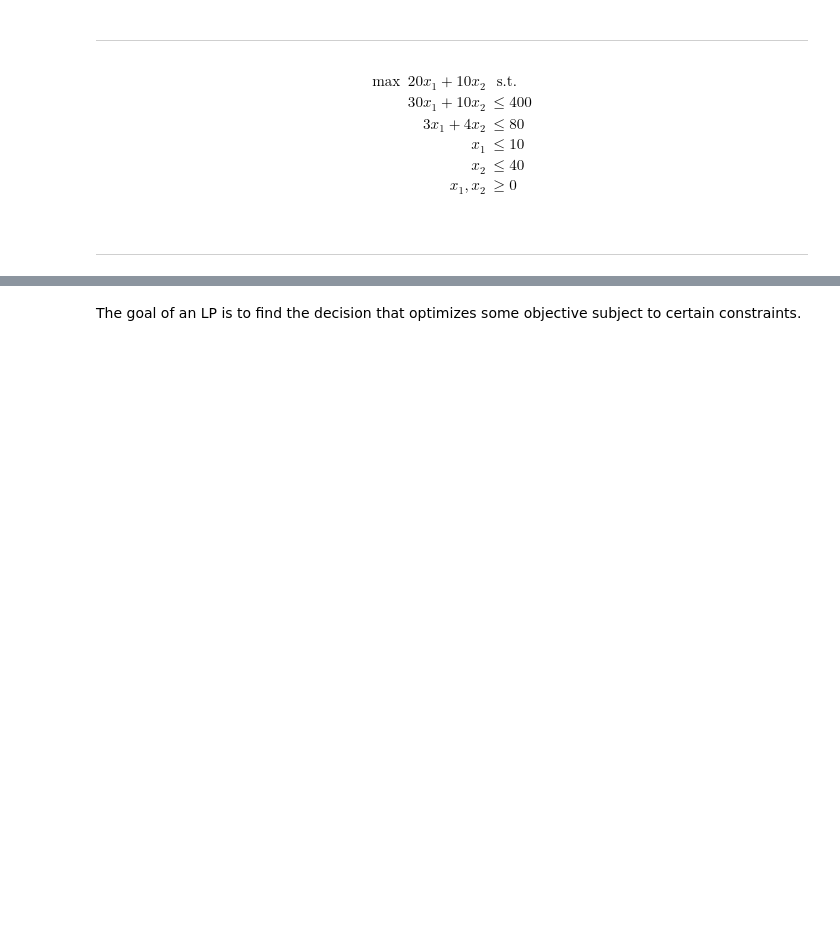
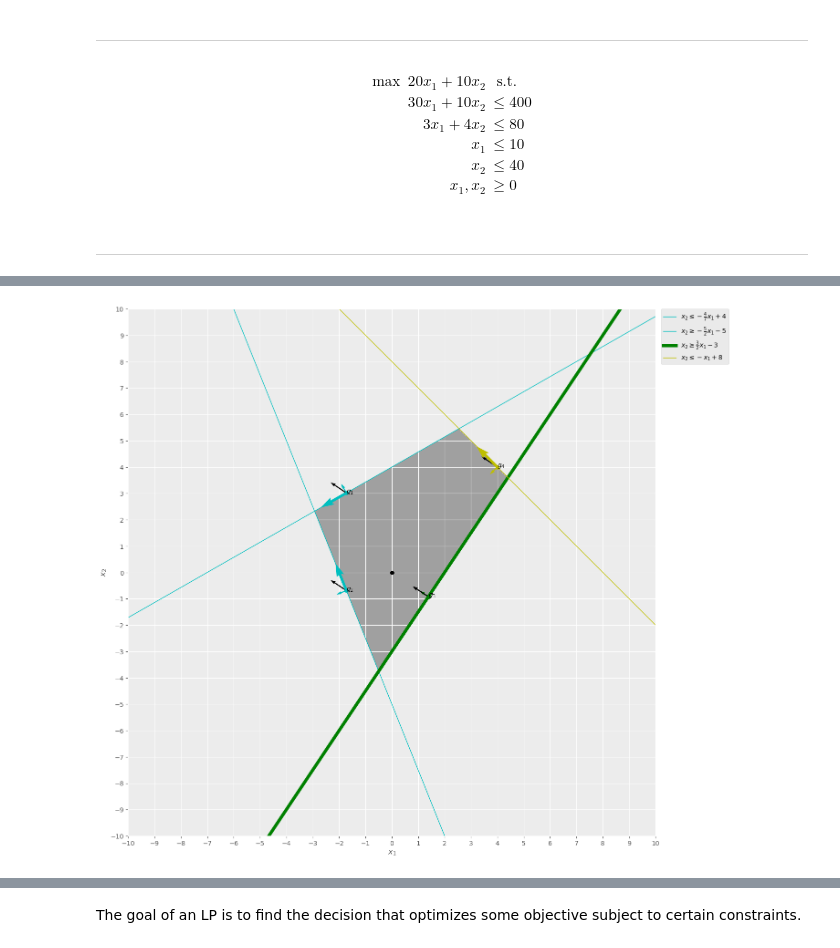
Before and after one commit to heracliteanflux/linear-programming, a Jupyter notebook: notebook.ipynb, the cells around one changed output, grey strips where cells are left out. Cells and saved outputs as stored; diff of their text form; code cells hidden in the pictures; blank space fills up the shorter version.

```diff
--- a/notebook.ipynb
+++ b/notebook.ipynb
@@ -12,7 +12,17 @@ Based on Prof. Christopher Byrne's lecture materials and his _Linear Programs I:
 ## Imports & Environment
 # %%
 import numpy                    as np
+import numpy.random             as npr
 import pandas                   as pd
+
+import matplotlib               as mpl
+import matplotlib.pyplot        as plt
+plt.style.use('ggplot');
+
+import sympy                    as sy
+from   sympy.geometry import Point, Line
+
+import numexpr
 
 from   datetime import datetime as d
 import locale                   as l
@@ -33,6 +43,9 @@ print(f"{'Python'          :<{pad}}: {s.version}")
 print(f"{''                :<{pad}}: {s.version_info}")
 print(f"{''                :<{pad}}: {p.python_implementation()}")
 print()
+print(f"{'Matplotlib'      :<{pad}}: {mpl.__version__}")
+print(f"{'Numexpr'         :<{pad}}: {numexpr.__version__}")
 print(f"{'NumPy'           :<{pad}}: {np.__version__}")
 print(f"{'Pandas'          :<{pad}}: {pd.__version__}")
+print(f"{'SymPy'           :<{pad}}: {sy.__version__}")
 # %% [output]
@@ -62,0 +291,24 @@ Pandas              : 1.5.2
+# %%
+ybs=[
+  ['(4/7)*x+4' ,   4, r'$x_2\leq-\frac{4}{7}x_1+4$', 'fy<=(4/7)*fx+4'],
+  ['-(5/2)*x-5' , -5, r'$x_2\geq-\frac{5}{2}x_1-5$', 'fy>=-(5/2)*fx-5'],
+  ['(3/2)*x-3' , -3, r'$x_2\geq\frac{3}{2}x_1-3$', 'fy>=(3/2)*fx-3'],
+  ['-x+8'       ,  8, r'$x_2\leq-x_1+8$',            'fy<=-fx+8'],
+]
+
+ac   =0
+acs  =[ac]*4
+
+delz =np.array([-3,2]).reshape(2,1)
+delzs=np.tile(delz,(4,1,1))
+
+delgs=np.array([-4,7,-5,-2,-6,4,-1,-1]).reshape(4,2,1)
+dvs  =np.array([[[v[1,0]],[-v[0,0]]] for v in delgs])
+
+dds=[]
+for a,b in list(zip(delzs,dvs)):
+  dds.append(np.dot(a.flatten(),b.flatten()))
+
+draw_LP(list(zip(ybs,delzs,delgs,dvs,dds)))
+# %% [output]
+[figure, added]
```
Also changed, not shown: parts of 36 cells of this notebook.
